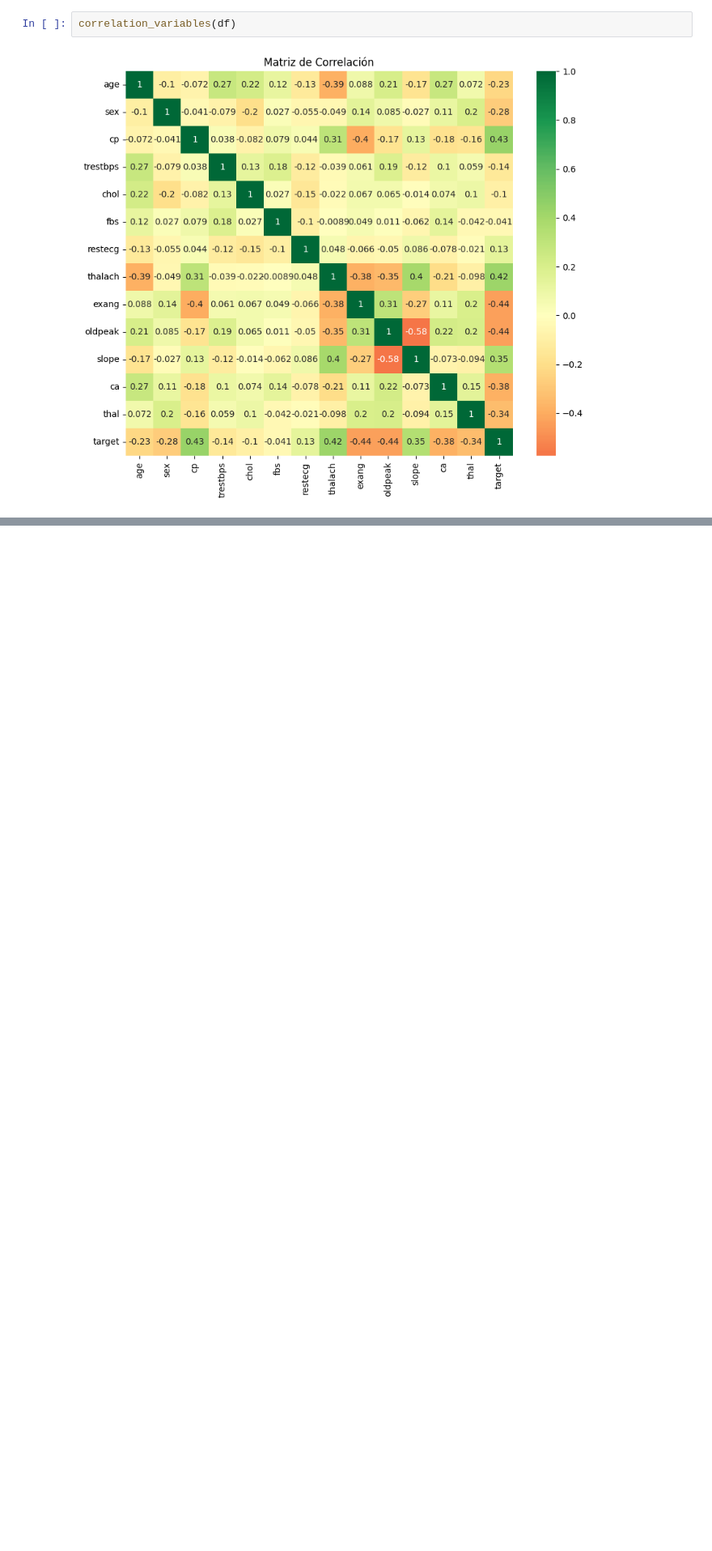
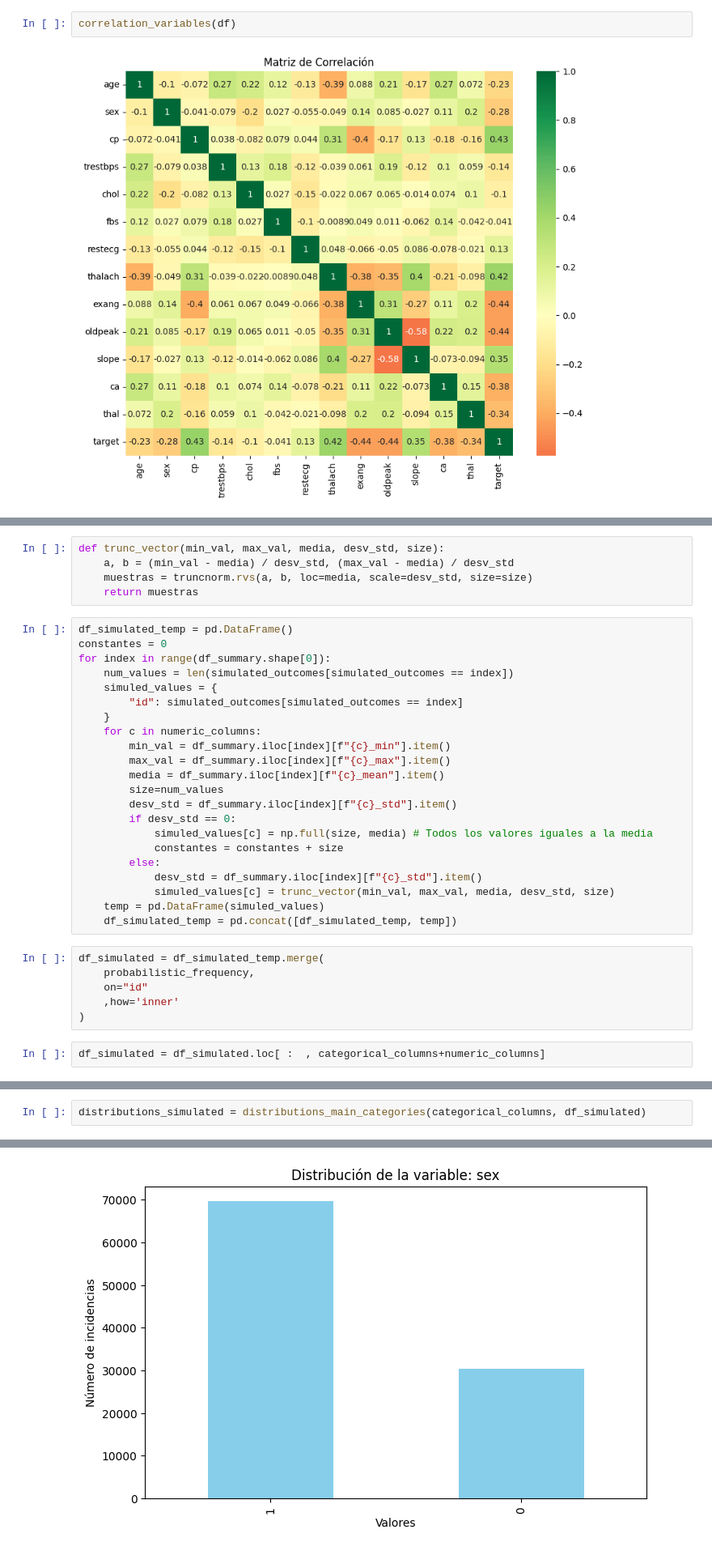
Before and after one commit to aljosemoya/DataSetExpansion, a Jupyter notebook: ExpansionData.ipynb, the cells around one changed output, grey strips where cells are left out. Shown: that part at 81% size. Cells and saved outputs as stored; diff of their text form; blank space fills up the shorter version.

```diff
--- a/ExpansionData.ipynb
+++ b/ExpansionData.ipynb
@@ -204,0 +413,35 @@ Además, ninguna de las variables muestra una **relación perfecta** con otras,
+# %%
+def trunc_vector(min_val, max_val, media, desv_std, size):
+    a, b = (min_val - media) / desv_std, (max_val - media) / desv_std
+    muestras = truncnorm.rvs(a, b, loc=media, scale=desv_std, size=size)
+    return muestras
+# %%
+df_simulated_temp = pd.DataFrame()
+constantes = 0
+for index in range(df_summary.shape[0]):
+    num_values = len(simulated_outcomes[simulated_outcomes == index])
+    simuled_values = {
+        "id": simulated_outcomes[simulated_outcomes == index]
+    }
+    for c in numeric_columns:
+        min_val = df_summary.iloc[index][f"{c}_min"].item()
+        max_val = df_summary.iloc[index][f"{c}_max"].item()
+        media = df_summary.iloc[index][f"{c}_mean"].item()
+        size=num_values
+        desv_std = df_summary.iloc[index][f"{c}_std"].item()
+        if desv_std == 0:
+            simuled_values[c] = np.full(size, media) # Todos los valores iguales a la media
+            constantes = constantes + size
+        else:
+            desv_std = df_summary.iloc[index][f"{c}_std"].item()
+            simuled_values[c] = trunc_vector(min_val, max_val, media, desv_std, size)
+    temp = pd.DataFrame(simuled_values)
+    df_simulated_temp = pd.concat([df_simulated_temp, temp])
+# %%
+df_simulated = df_simulated_temp.merge(
+    probabilistic_frequency,
+    on="id"
+    ,how='inner'
+)
+# %%
+df_simulated = df_simulated.loc[ :  , categorical_columns+numeric_columns]
@@ -204,0 +483,3 @@ Además, ninguna de las variables muestra una **relación perfecta** con otras,
+# %%
+distributions_simulated = distributions_main_categories(categorical_columns, df_simulated)
+# %% [output]
@@ -204,0 +489 @@ Además, ninguna de las variables muestra una **relación perfecta** con otras,
+[figure, added]
```
Also changed, not shown: parts of 44 cells of this notebook.
